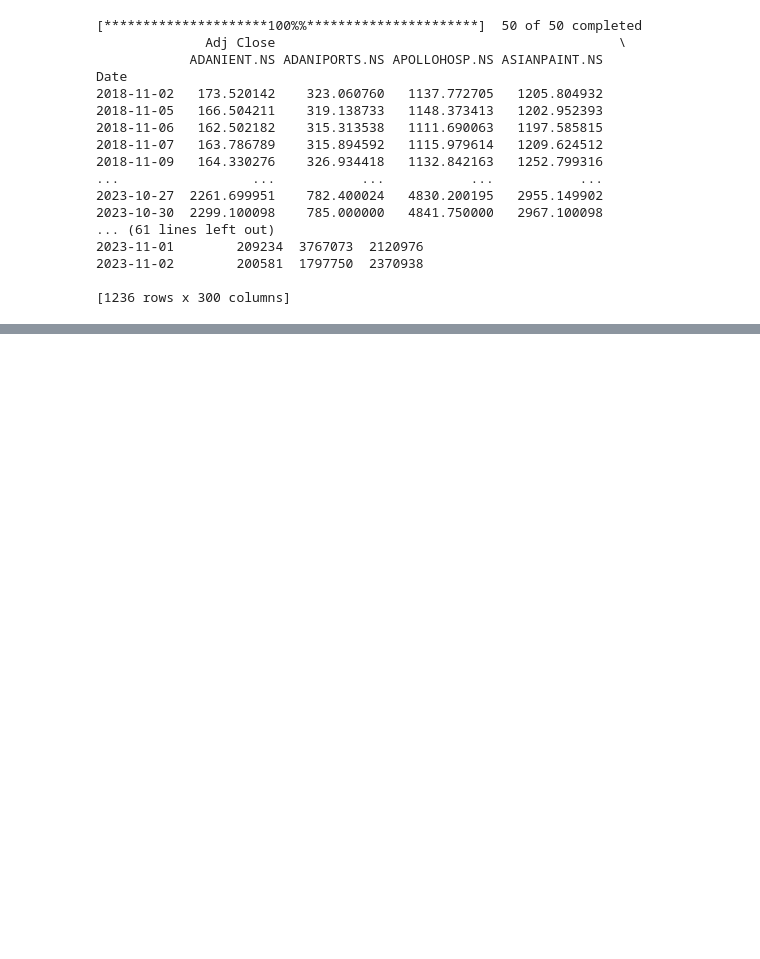
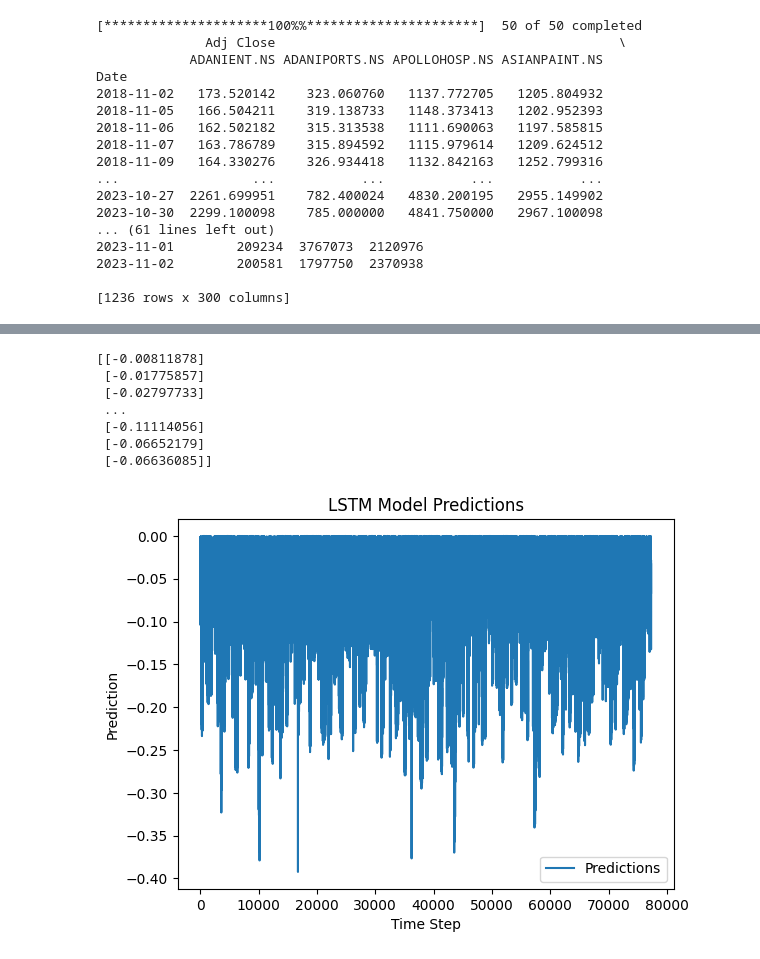
Before and after one commit to Kushagra-1071/Portfolio_Optimization, a Jupyter notebook: Portfolio_Optimization.ipynb, the cells around one changed output, grey strips where cells are left out. Drawn from its saved outputs; the diff is of its cells as text; code cells hidden in the pictures; blank space fills up the shorter version.

```diff
--- a/Portfolio_Optimization.ipynb
+++ b/Portfolio_Optimization.ipynb
@@ -132,0 +84,11 @@ ValueError: ignored
+# %%
+model = tf.keras.Sequential([
+  tf.keras.layers.Dense(128, activation='relu'),
+  tf.keras.layers.Dense(1)
+])
+
+# Compile the model
+model.compile(optimizer='adam', loss='mse')
+X_test = tf.expand_dims(X_test, axis=1)
+# Predict the labels for the testing dataset
+y_pred = model.predict(X_test)
@@ -132,0 +97,28 @@ ValueError: ignored
+# %%
+#Visualizing the results
+import matplotlib.pyplot as plt
+print(y_pred)
+x_axis = np.arange(1, len(y_pred) + 1)
+
+# Plot the predictions against the x-axis values
+plt.plot(x_axis, y_pred, label='Predictions')
+
+# Add a legend to the plot
+plt.legend()
+
+# Set the title and labels for the plot
+plt.title('LSTM Model Predictions')
+plt.xlabel('Time Step')
+plt.ylabel('Prediction')
+
+# Show the plot
+plt.show()
+# %% [output]
+[[-0.00811878]
+ [-0.01775857]
+ [-0.02797733]
+ ...
+ [-0.11114056]
+ [-0.06652179]
+ [-0.06636085]]
+[figure, added]
```
Also changed, not shown: parts of 11 cells of this notebook.
